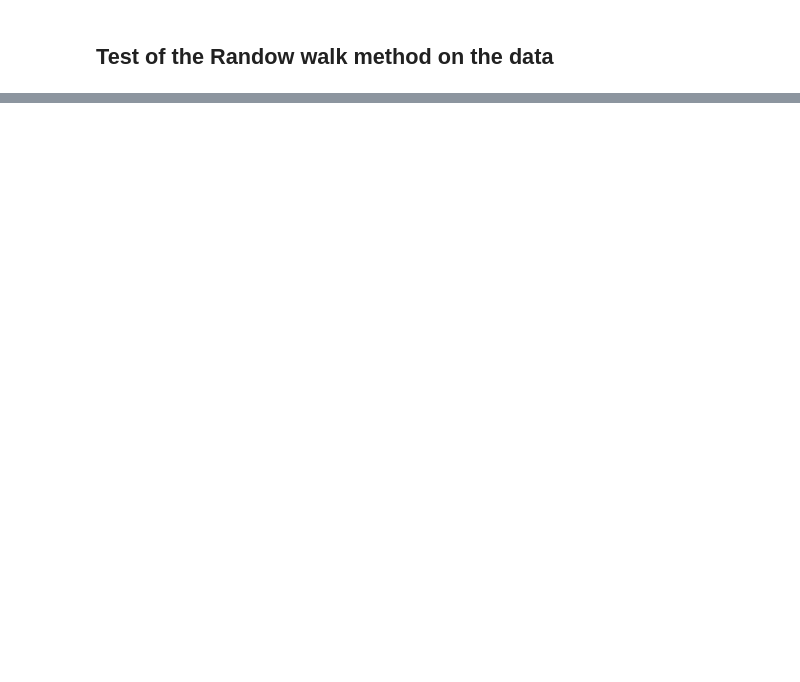
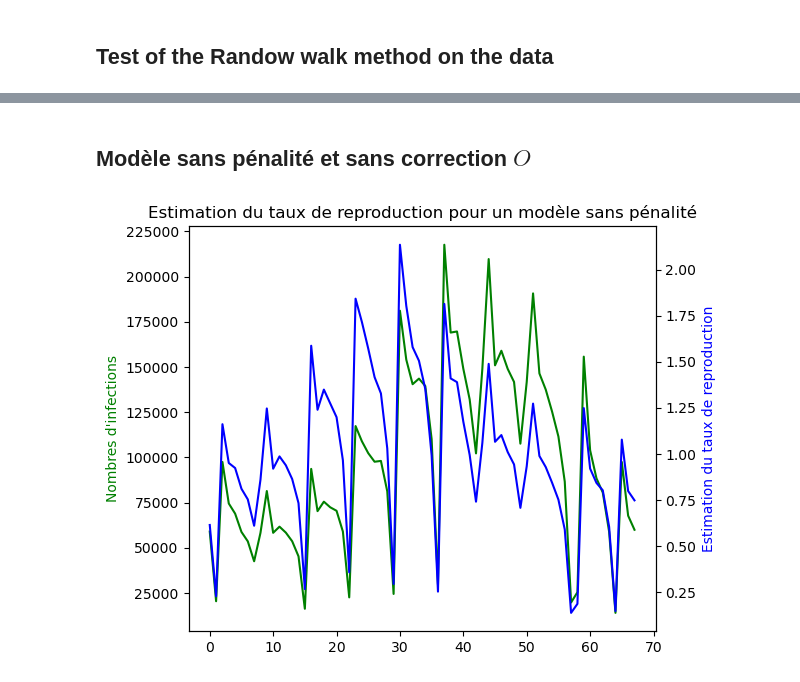
Before and after one commit to vetlerl/mcmc-epidemic, a Jupyter notebook: covid_graphics.ipynb, the cells around one changed output, grey strips where cells are left out. Drawn from its saved outputs; the diff is of its cells as text; code cells hidden in the pictures; blank space fills up the shorter version.

```diff
--- a/covid_graphics.ipynb
+++ b/covid_graphics.ipynb
@@ -128,0 +140,24 @@ plt.show()
+# %% [markdown]
+## Modèle sans pénalité et sans correction $O$
+# %%
+Z,phi=load_data('stuff/Z.csv', 'stuff/Phi.csv')
+lambda_O = 0
+lambda_R = 0
+T=len(Z)
+R_hat=Z/phi
+
+fig, ax1 = plt.subplots()
+
+ax2 = ax1.twinx()  # deuxième axe y indépendant mais même axe x
+
+ax1.plot(Z, 'g-')
+ax2.plot(R_hat, 'b-')
+
+ax1.set_ylabel('Nombres d\'infections', color='g')
+ax2.set_ylabel('Estimation du taux de reproduction', color='b')
+plt.title("Estimation du taux de reproduction pour un modèle sans pénalité")
+
+fig.tight_layout()
+plt.show()
+# %% [output]
+[figure, added]
```
Also changed, not shown: parts of 6 cells of this notebook.
